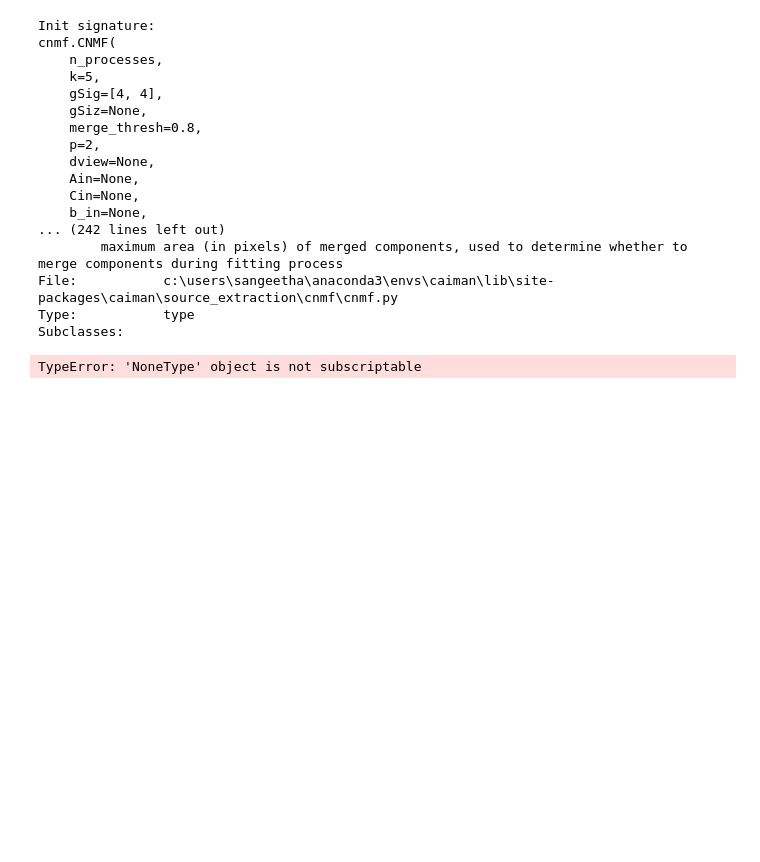
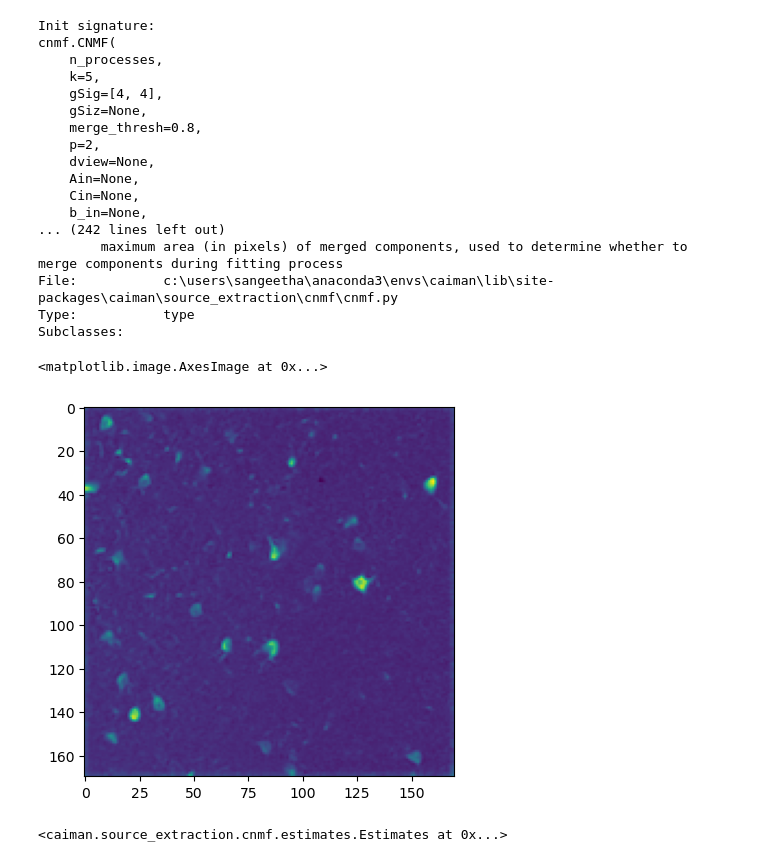
Before and after one commit to ibehave-ibots/Intro-To-Calcium-Imaging-Analysis, a Jupyter notebook: data_exploration/Caiman source extraction.ipynb, the cells around one changed output. Saved outputs shown, nothing was run; the diff lists cells and outputs as text; code cells hidden in the pictures; blank space fills up the shorter version.

```diff
--- a/data_exploration/Caiman source extraction.ipynb
+++ b/data_exploration/Caiman source extraction.ipynb
@@ -137,8 +74,6 @@ parameters = params.CNMFParams(params_dict=parameter_dict) # CNMFParams is the p
-# %%
-parameters = params.CNMFParams(params_dict={'fnames':fnames})
-cnmf_model = cnmf.CNMF(
-    n_processes=1,
-    )
-cnmf_model.fit_file(motion_correct=False)
-# %% [output]
-TypeError: 'NoneType' object is not subscriptable
+# %%
+border_to_0 = 0 if mc.border_nan == 'copy' else mc.border_to_0 # trim border against NaNs
+mem_map_file = cm.save_memmap(mc.mmap_file, order='C', border_to_0=border_to_0)
+# %%
+Yr, dims, num_frames = cm.load_memmap(mem_map_file)
+images = np.reshape(Yr.T, [num_frames] + list(dims), order='F') #reshape frames in standard 3d format (T x X x Y)
@@ -144,0 +83,10 @@ TypeError: 'NoneType' object is not subscriptable
+# %%
+correlation_image = cm.local_correlations(movie_corr, swap_dim=False)
+plt.imshow(correlation_image)
+# %% [output]
+<matplotlib.image.AxesImage at 0x...>
+[figure, added]
+# %%
+cnmf_fit.estimates.plot_contours_nb(img=correlation_image, cmap='gray')
+# %% [output]
+<caiman.source_extraction.cnmf.estimates.Estimates at 0x...>
```
Also changed, not shown: parts of 3 cells of this notebook, 1 other file.
